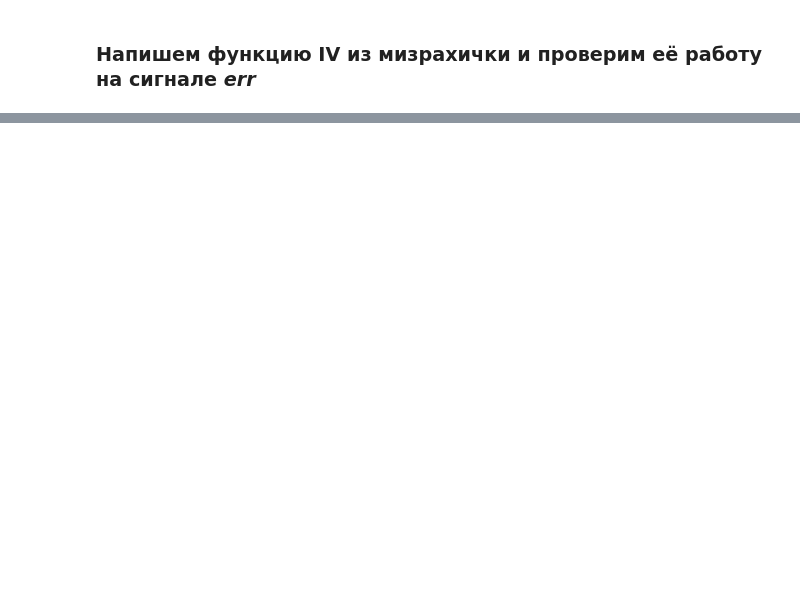
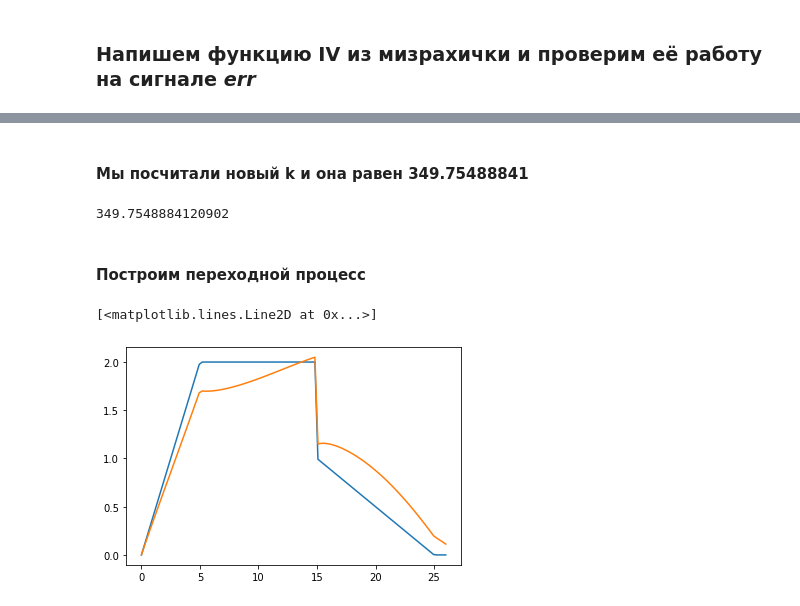
Before and after one commit to kiri11-mi1/analyze_automatic_control_system, a Jupyter notebook: Solution.ipynb, the cells around one changed output, grey strips where cells are left out. Cells and saved outputs as stored; diff of their text form; code cells hidden in the pictures; blank space fills up the shorter version.

```diff
--- a/Solution.ipynb
+++ b/Solution.ipynb
@@ -160,0 +216,20 @@ def iv(err, t, tau):
+# %%
+def transient(k, x):
+    num = [10**4, 10200, 300, 100+k[0]]
+    den = [11*10**3, 12320, 352, 121+k[0]]
+
+    state_matrix = control.tf2ss(num, den)
+
+    z = odeint(get_diff_form_z, np.zeros(3), t, args=(x, state_matrix,))
+    y = np.dot(state_matrix.C, np.transpose(z)) + state_matrix.D * get_x_values(t)
+    return y[0, :]
+
+def target_func(k, x):
+    Y = transient(k, x)
+    err = get_x_values(t) - Y
+    return iv(err, t, tau)
+# %%
+from scipy.optimize import minimize
+
+res = minimize(target_func, (350), args = (x,), method='SLSQP', bounds=((100, 400),))
+print(res)
@@ -160,0 +246,15 @@ def iv(err, t, tau):
+# %% [markdown]
+#### Мы посчитали новый k и она равен 349.75488841
+# %%
+new_k = res.x[0]
+new_k
+# %% [output]
+349.7548884120902
+# %% [markdown]
+#### Построим переходной процесс
+# %%
+plt.plot(t, get_x_values(t))
+plt.plot(t, transient([new_k], x))
+# %% [output]
+[<matplotlib.lines.Line2D at 0x...>]
+[figure, added]
```
Also changed, not shown: parts of 18 cells of this notebook.
